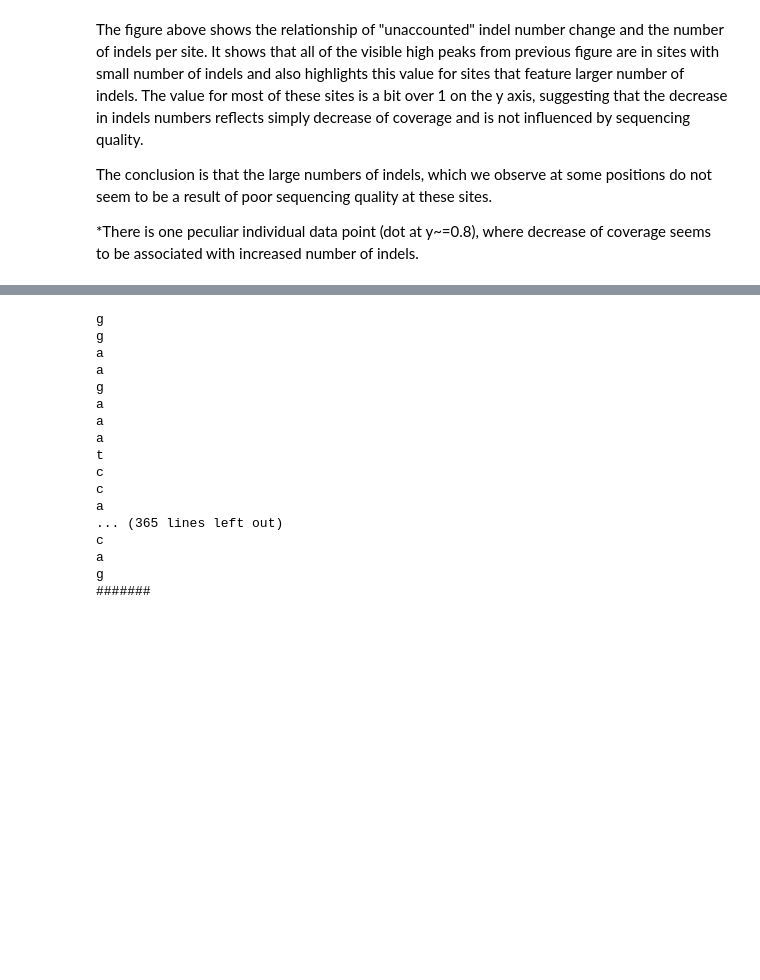
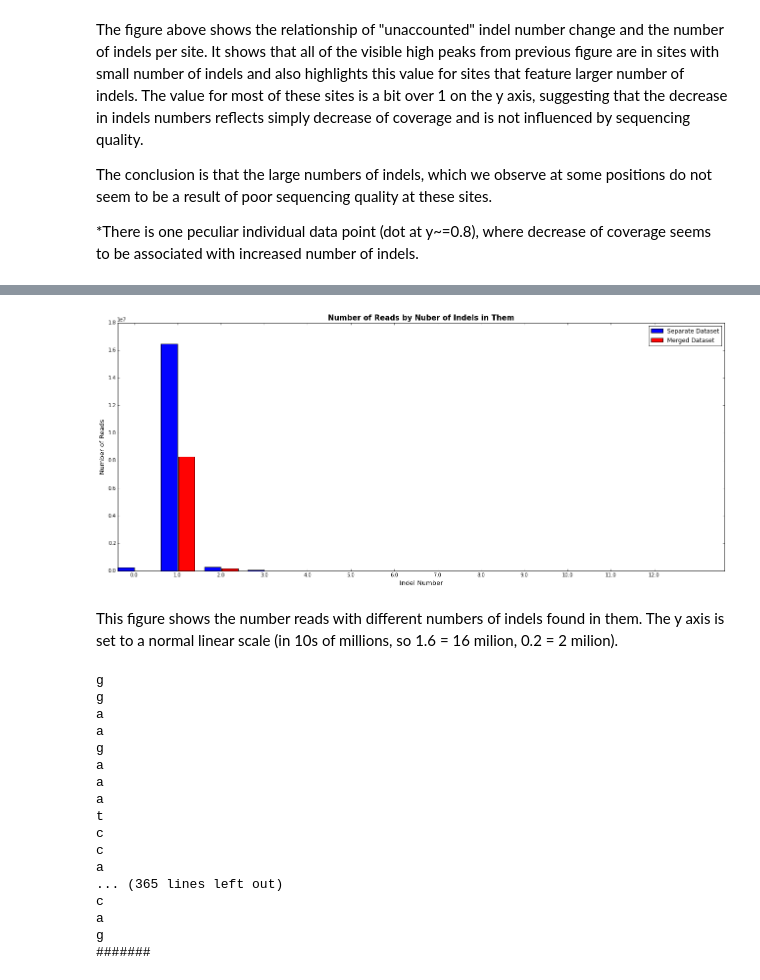
Before and after one commit to pvmarkov/DENGOMICS, a Jupyter notebook: analysis notebooks/Comparing Indels Between Merged and Separate Reads .bam.ipynb, the cells around one changed output, grey strips where cells are left out. Drawn from its saved outputs; the diff is of its cells as text; code cells hidden in the pictures; blank space fills up the shorter version.

```diff
--- a/analysis notebooks/Comparing Indels Between Merged and Separate Reads .bam.ipynb
+++ b/analysis notebooks/Comparing Indels Between Merged and Separate Reads .bam.ipynb
@@ -168,3 +330,50 @@ The conclusion is that the large numbers of indels, which we observe at some pos
+# %%
+%matplotlib inline
+from pylab import rcParams
+rcParams['figure.figsize'] = 18, 8
+
+counts_dataframe_MERGE_indel_NUMBER.sort(columns='number_of_indels_per_read', axis=0, ascending=True, inplace=True, kind='quicksort', na_position='last')
+counts_dataframe_SEPAR_indel_NUMBER.sort(columns='number_of_indels_per_read', axis=0, ascending=True, inplace=True, kind='quicksort', na_position='last')
+
+# BELOW: MERGING TWO DATAFRAMES USING INFO FROM: http://pandas.pydata.org/pandas-docs/stable/merging.html#database-style-dataframe-joining-merging
+indel_numbs_dataframe = pd.merge(counts_dataframe_SEPAR_indel_NUMBER, counts_dataframe_MERGE_indel_NUMBER,  how='outer', on=['number_of_indels_per_read', 'number_of_indels_per_read'])
+
+#print (indel_numbs_dataframe)
+
+n_groups = len (indel_numbs_dataframe ['number_of_indels_per_read'])
+#print (n_groups)
+
+fig, ax = plt.subplots()
+index = 2.5 *np.arange(n_groups) # the x locations for the groups
+bar_width = 0.95 # the width of the bars
+opacity = 0.99
+
+# BLACK&WHITE COLUMN FILL patterns, using e.g. hatch="/" ('/', '-', '+', 'x', '\\', '*', 'o', 'O', '.') http://matplotlib.org/examples/pylab_examples/hatch_demo.html
+
+rects1 = plt.bar(index, indel_numbs_dataframe ['number_of_reads_with_given_indel_number_x'], bar_width,
+                 alpha=opacity,
+                 color='b',
+                 label='Separate Dataset')
+
+rects1 = plt.bar(index+1, indel_numbs_dataframe ['number_of_reads_with_given_indel_number_y'], bar_width,
+                 alpha=0.99,
+                 color='r',
+                 label='Merged Dataset')
+
+plt.xlabel('Indel Number', fontsize=13)
+plt.ylabel('Number of Reads', fontsize=13)
+plt.title('Number of Reads by Nuber of Indels in Them', fontsize=15, fontweight='bold')
+plt.xticks(index + bar_width, (indel_numbs_dataframe ['number_of_indels_per_read']))
+plt.legend()
+
+#plt.yscale('log')
+
+plt.tight_layout()
+plt.show()
+# %% [output]
+[figure, added]
+# %% [markdown]
+This figure shows the number reads with different numbers of indels found in them. The y axis is set to a normal linear scale (in 10s of millions, so 1.6 = 16 milion, 0.2 = 2 milion).
 # %%
 max(counts_dataframe_merged ['number_of_indels_by_position'])
 pos = range(counts_dataframe_merged ['number_of_indels_by_position'].argmax()-10,counts_dataframe_merged ['number_of_indels_by_position'].argmax()+10)
```
Also changed, not shown: parts of 7 cells of this notebook, 10 other files.
